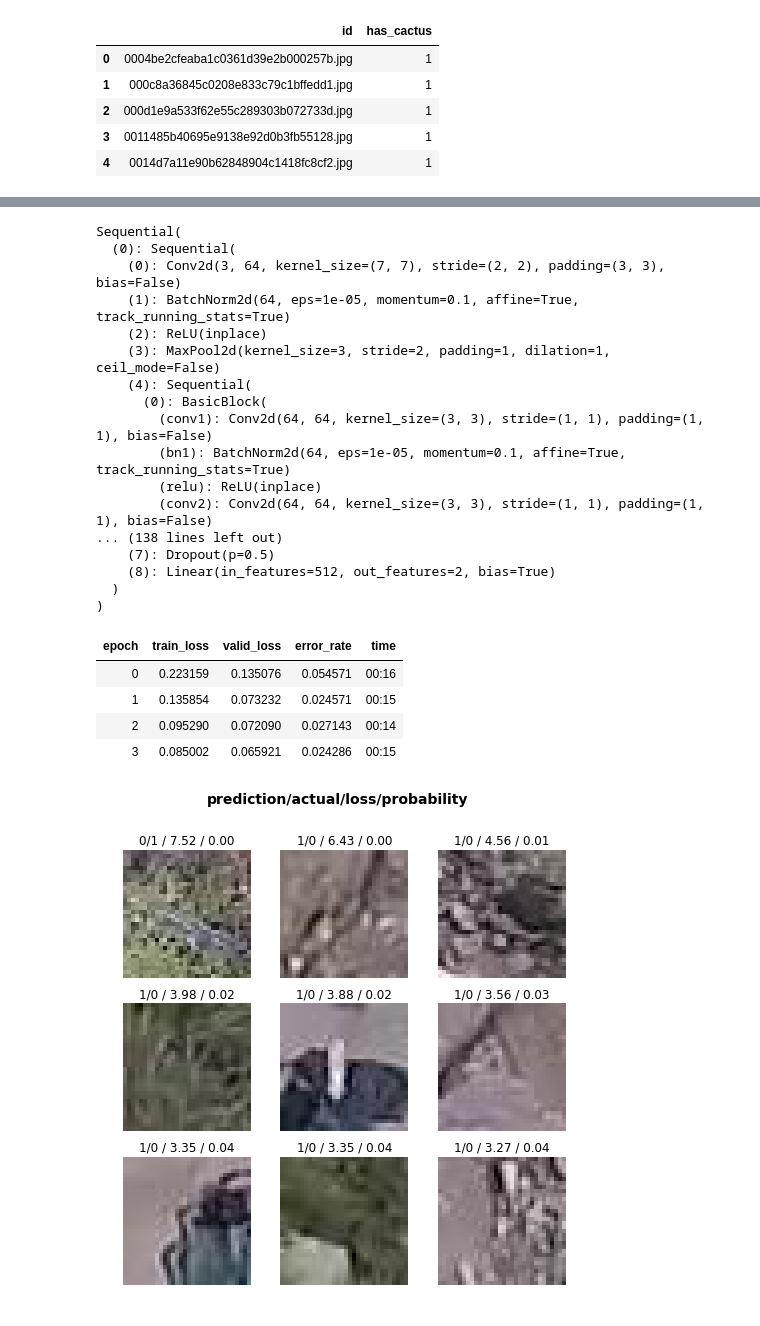
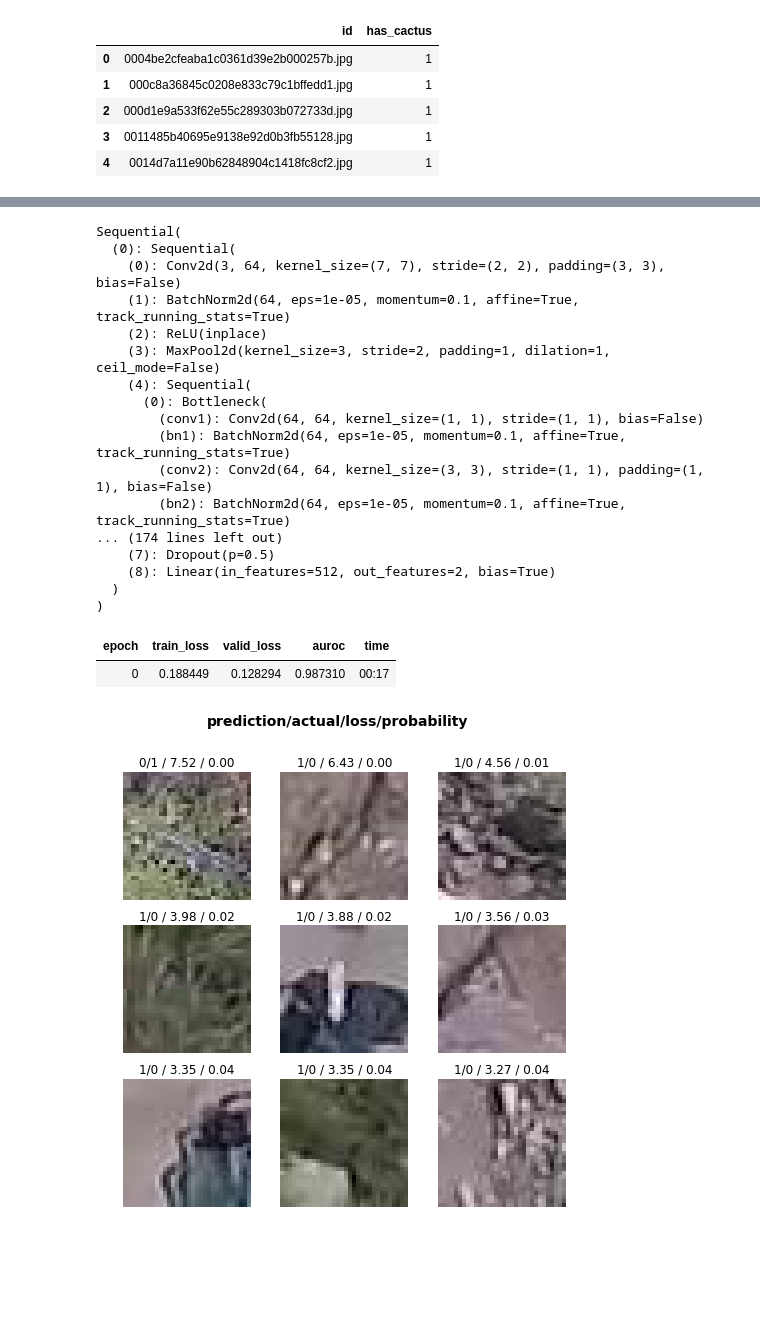
Before and after one commit to Huizerd/cactuses, a Jupyter notebook: cactuses/cactuses.ipynb, the cells around one changed output, grey strips where cells are left out. Saved outputs shown, nothing was run; the diff lists cells and outputs as text; code cells hidden in the pictures; blank space fills up the shorter version.

Commit message:
using auc

```diff
--- a/cactuses/cactuses.ipynb
+++ b/cactuses/cactuses.ipynb
@@ -18,7 +18,7 @@ df.head()
 | 4 | 0014d7a11e90b62848904c1418fc8cf2.jpg | 1 |
 # %%
 data = ImageDataBunch.from_csv(
-    path, folder="train/", csv_labels="train.csv", ds_tfms=get_transforms()
+    path, folder="train/", csv_labels="train.csv", valid_pct=0.3, ds_tfms=get_transforms()
 ).normalize(imagenet_stats)
 # %%
 data.show_batch(rows=3, figsize=(5,5))
@@ -31,3 +57,6 @@ Downloading: "https://download.pytorch.org/models/resnet34-333f7ec4.pth" to /hom
+# %%
+# Using AUROC() works, but auc_roc_curve directly not??
+learn = cnn_learner(data, models.resnet50, metrics=AUROC())
 # %%
 learn.model
 # %% [output]
@@ -38,24 +67,21 @@ Sequential(
     (2): ReLU(inplace)
     (3): MaxPool2d(kernel_size=3, stride=2, padding=1, dilation=1, ceil_mode=False)
     (4): Sequential(
-      (0): BasicBlock(
-        (conv1): Conv2d(64, 64, kernel_size=(3, 3), stride=(1, 1), padding=(1, 1), bias=False)
+      (0): Bottleneck(
+        (conv1): Conv2d(64, 64, kernel_size=(1, 1), stride=(1, 1), bias=False)
         (bn1): BatchNorm2d(64, eps=1e-05, momentum=0.1, affine=True, track_running_stats=True)
-        (relu): ReLU(inplace)
         (conv2): Conv2d(64, 64, kernel_size=(3, 3), stride=(1, 1), padding=(1, 1), bias=False)
-... (138 lines left out)
+        (bn2): BatchNorm2d(64, eps=1e-05, momentum=0.1, affine=True, track_running_stats=True)
+... (174 lines left out)
     (7): Dropout(p=0.5)
     (8): Linear(in_features=512, out_features=2, bias=True)
   )
 )
 # %%
-learn.fit_one_cycle(4)
+learn.fit_one_cycle(1)
 # %% [output]
-| epoch | train_loss | valid_loss | error_rate | time |
-| 0 | 0.223159 | 0.135076 | 0.054571 | 00:16 |
-| 1 | 0.135854 | 0.073232 | 0.024571 | 00:15 |
-| 2 | 0.095290 | 0.072090 | 0.027143 | 00:14 |
-| 3 | 0.085002 | 0.065921 | 0.024286 | 00:15 |
+| epoch | train_loss | valid_loss | auroc | time |
+| 0 | 0.188449 | 0.128294 | 0.987310 | 00:17 |
 # %%
 learn.save("stage-1")
 # %%
```
Also changed, not shown: parts of 4 cells of this notebook.
